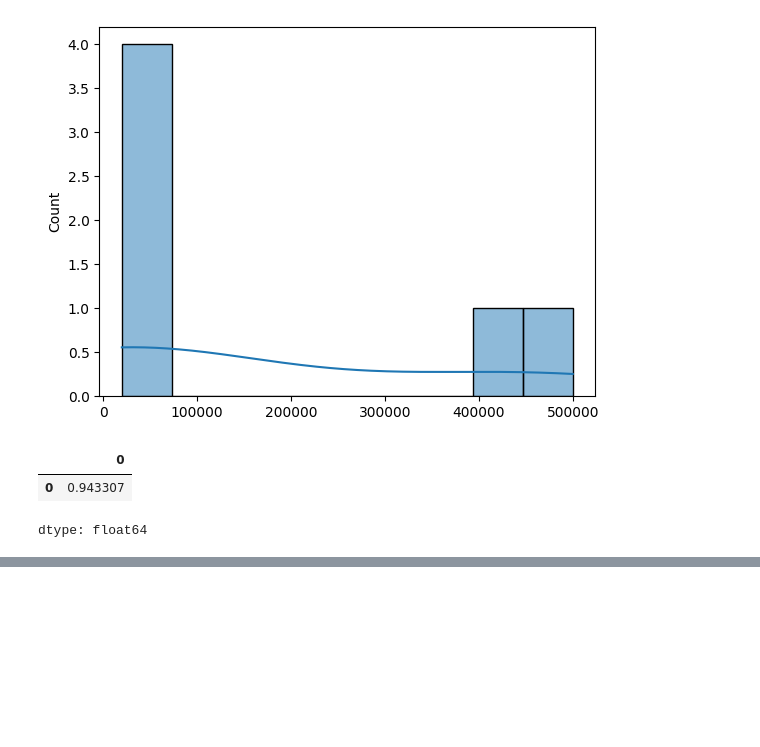
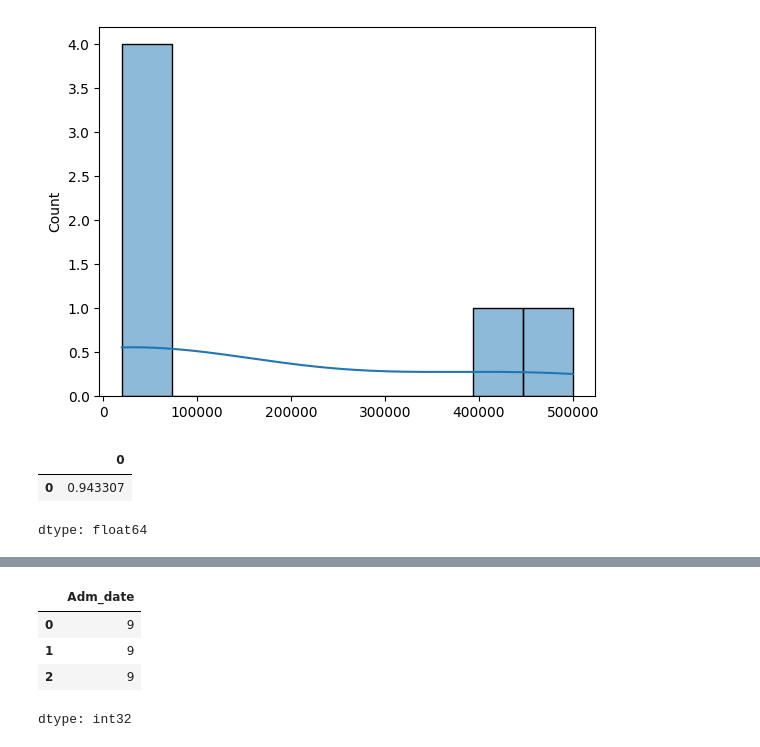
Before and after one commit to priya25-art/Machine-Learning, a Jupyter notebook: Machine_learning.ipynb, the cells around one changed output, grey strips where cells are left out. Saved outputs shown, nothing was run; the diff lists cells and outputs as text; code cells hidden in the pictures; blank space fills up the shorter version.

```diff
--- a/Machine_learning.ipynb
+++ b/Machine_learning.ipynb
@@ -228,0 +286,13 @@ dtype: float64
+# %%
+df["Adm_date"]=pd.to_datetime(df["Adm_date"])
+df["Adm_date"].dtypes
+
+#Some methods are not designed with data vectorization. So we need to apply for each. dt is an accessor from that we can access year,month
+df["Adm_date"].dt.year
+df["Adm_date"].dt.month
+# %% [output]
+|  | Adm_date |
+| 0 | 9 |
+| 1 | 9 |
+| 2 | 9 |
+dtype: int32
```
Also changed, not shown: parts of 7 cells of this notebook.
